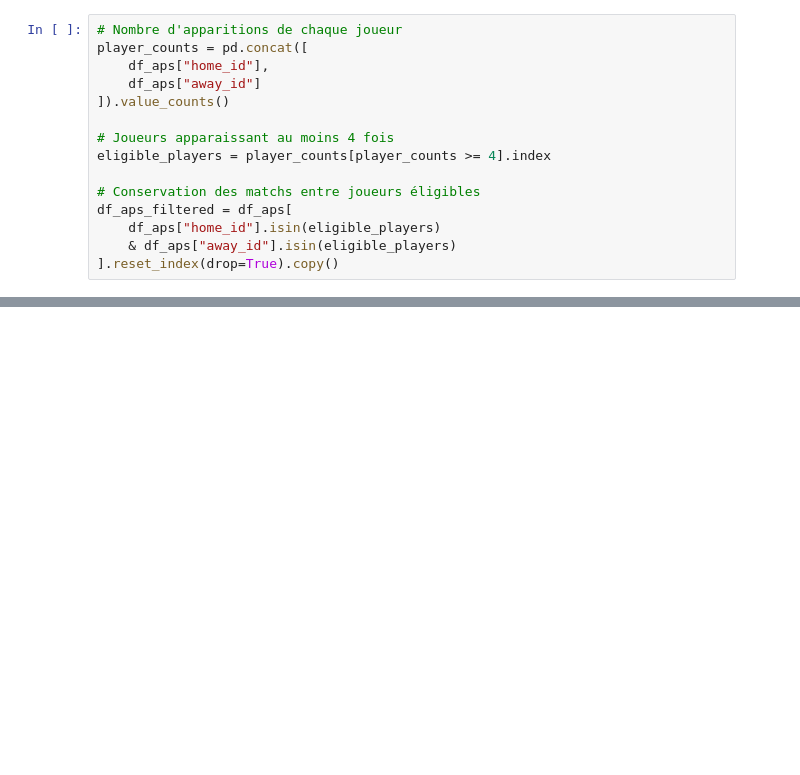
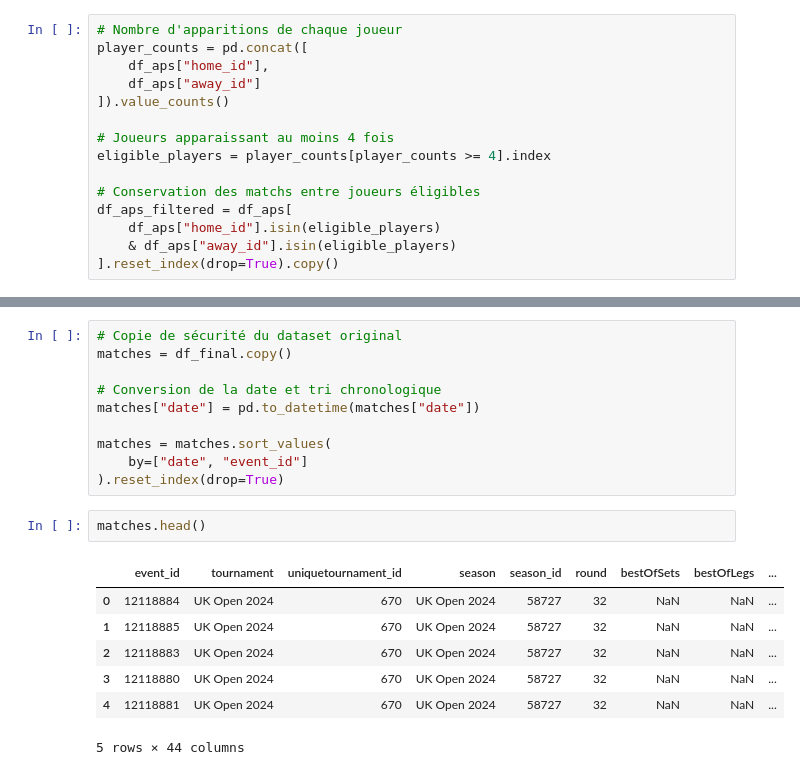
Before and after one commit to Juleslapeuf/APS, a Jupyter notebook: main.ipynb, the cells around one changed output, grey strips where cells are left out. Drawn from its saved outputs; the diff is of its cells as text; blank space fills up the shorter version.

```diff
--- a/main.ipynb
+++ b/main.ipynb
@@ -114,0 +166,20 @@ df_moyennes.head()
+# %%
+# Copie de sécurité du dataset original
+matches = df_final.copy()
+
+# Conversion de la date et tri chronologique
+matches["date"] = pd.to_datetime(matches["date"])
+
+matches = matches.sort_values(
+    by=["date", "event_id"]
+).reset_index(drop=True)
+# %%
+matches.head()
+# %% [output]
+|  | event_id | tournament | uniquetournament_id | season | season_id | round | bestOfSets | bestOfLegs | ... |
+| 0 | 12118884 | UK Open 2024 | 670 | UK Open 2024 | 58727 | 32 | NaN | NaN | ... |
+| 1 | 12118885 | UK Open 2024 | 670 | UK Open 2024 | 58727 | 32 | NaN | NaN | ... |
+| 2 | 12118883 | UK Open 2024 | 670 | UK Open 2024 | 58727 | 32 | NaN | NaN | ... |
+| 3 | 12118880 | UK Open 2024 | 670 | UK Open 2024 | 58727 | 32 | NaN | NaN | ... |
+| 4 | 12118881 | UK Open 2024 | 670 | UK Open 2024 | 58727 | 32 | NaN | NaN | ... |
+5 rows × 44 columns
```
Also changed, not shown: parts of 32 cells of this notebook, 1 other file.
